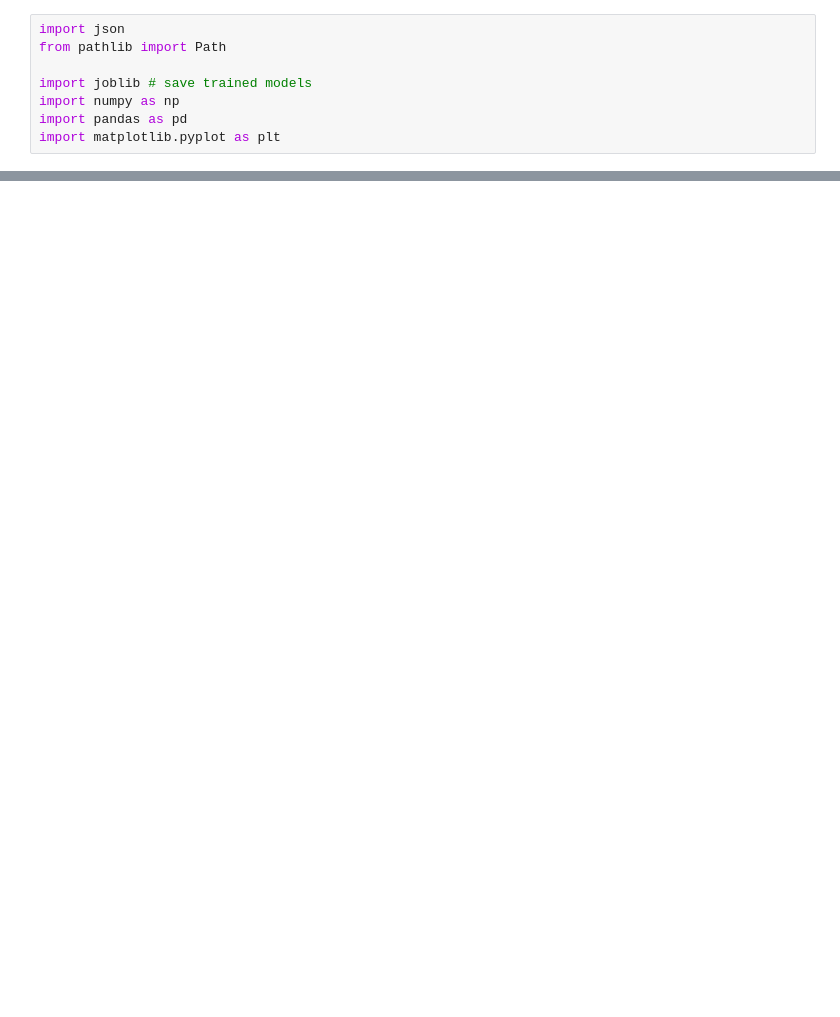
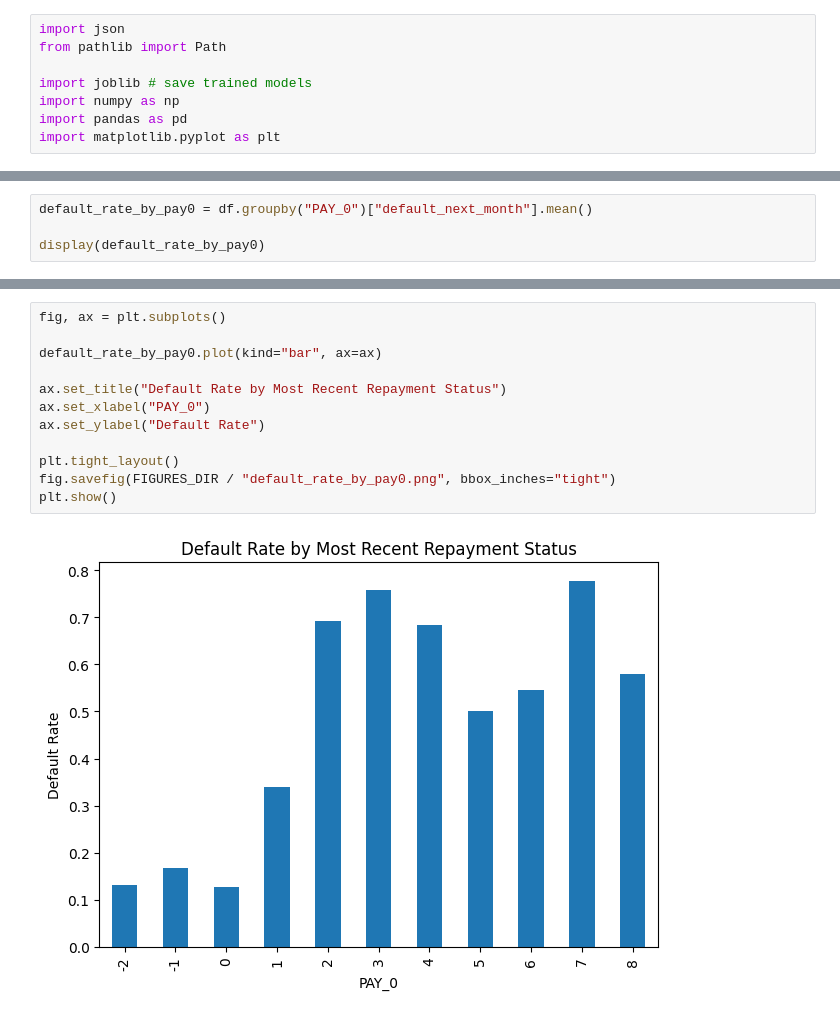
Before and after one commit to ehneh03/credit-card-default-risk, a Jupyter notebook: notebooks/01_credit_default_risk_walkthrough.ipynb, the cells around one changed output, grey strips where cells are left out. Saved outputs shown, nothing was run; the diff lists cells and outputs as text; blank space fills up the shorter version.

```diff
--- a/notebooks/01_credit_default_risk_walkthrough.ipynb
+++ b/notebooks/01_credit_default_risk_walkthrough.ipynb
@@ -61,0 +246,4 @@ df = pd.concat([X, Y], axis=1) # combine the input and answer columns into a sin
+# %%
+default_rate_by_pay0 = df.groupby("PAY_0")["default_next_month"].mean()
+
+display(default_rate_by_pay0)
@@ -61,0 +264,14 @@ df = pd.concat([X, Y], axis=1) # combine the input and answer columns into a sin
+# %%
+fig, ax = plt.subplots()
+
+default_rate_by_pay0.plot(kind="bar", ax=ax)
+
+ax.set_title("Default Rate by Most Recent Repayment Status")
+ax.set_xlabel("PAY_0")
+ax.set_ylabel("Default Rate")
+
+plt.tight_layout()
+fig.savefig(FIGURES_DIR / "default_rate_by_pay0.png", bbox_inches="tight")
+plt.show()
+# %% [output]
+[figure, added]
```
Also changed, not shown: parts of 26 cells of this notebook, 2 other files.
